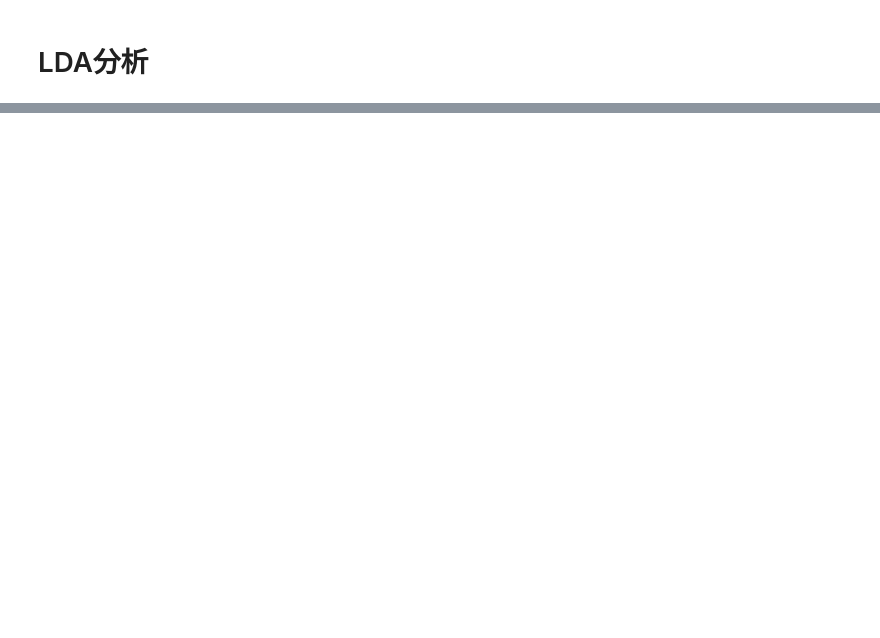
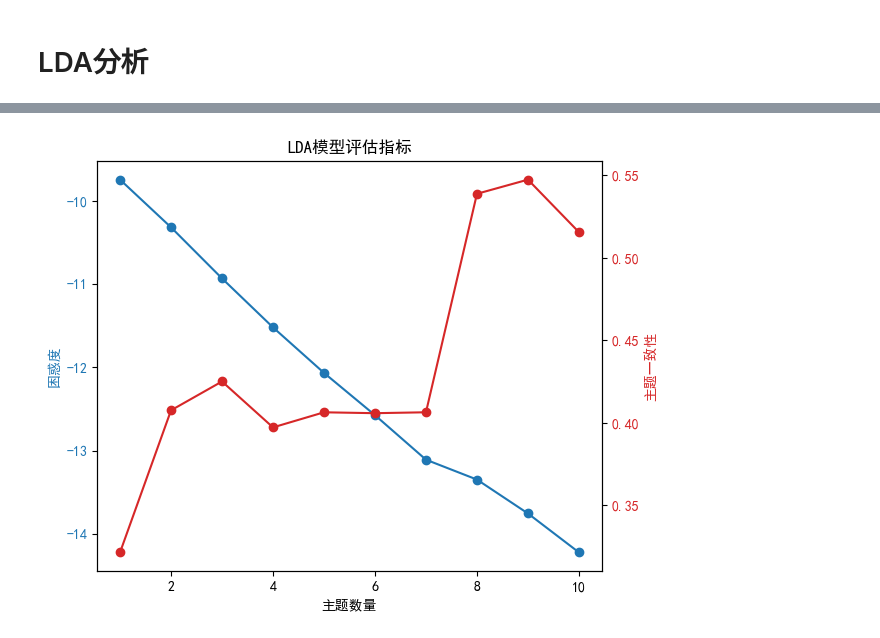
Before and after one commit to zhiliang-lin/public_opinion_data_analysis, a Jupyter notebook: 02 Python数据科学常用包+文本分析初阶/02-5 the_queen_of_news_reviews.ipynb, the cells around one changed output, grey strips where cells are left out. Saved outputs shown, nothing was run; the diff lists cells and outputs as text; code cells hidden in the pictures; blank space fills up the shorter version.

```diff
--- a/02 Python数据科学常用包+文本分析初阶/02-5 the_queen_of_news_reviews.ipynb
+++ b/02 Python数据科学常用包+文本分析初阶/02-5 the_queen_of_news_reviews.ipynb
@@ -253,0 +254,16 @@ train_lda_model_and_evaluate(corpus, dictionary, df['content_segmented_list'], n
+# %%
+import pandas as pd
+from gensim import corpora
+from gensim.models import LdaModel
+import pyLDAvis.gensim_models as gensimvis
+import pyLDAvis
+
+# 指定LDA模型的主题数量
+num_topics = 3
+
+# 训练LDA模型
+lda_model = LdaModel(corpus, num_topics=num_topics, id2word=dictionary, passes=15)
+
+# 使用pyLDAvis进行可视化
+lda_display = gensimvis.prepare(lda_model, corpus, dictionary, sort_topics=False)
+pyLDAvis.display(lda_display)
@@ -253,0 +274,68 @@ train_lda_model_and_evaluate(corpus, dictionary, df['content_segmented_list'], n
+# %%
+# 导入所需的库
+import pandas as pd
+from gensim import corpora
+from gensim.models import LdaModel
+from gensim.parsing.preprocessing import preprocess_string
+from nltk.corpus import stopwords
+import gensim
+import matplotlib.pyplot as plt
+from gensim.models import CoherenceModel
+import pyLDAvis.gensim_models as gensimvis
+import pyLDAvis
+
+# 预处理文本数据
+# 步骤1：从外部文件读取停用词
+with open("stopwords.txt", "r", encoding="utf-8") as file:
+    stop_words = file.read().splitlines()
+
+# 步骤2：将每一行的空格分隔单词转换为单词列表
+df['content_segmented_list'] = df['content_segmented'].apply(lambda x: x.split())
+
+# 步骤3：过滤停用词
+df['content_segmented_list'] = df['content_segmented_list'].apply(lambda x: [word for word in x if word not in stop_words])
+
+# 创建字典和语料库
+dictionary = corpora.Dictionary(df['content_segmented_list'])
+corpus = [dictionary.doc2bow(text) for text in df['content_segmented_list']]
+
+# 步骤4：使用TF-IDF模型
+tfidf = gensim.models.TfidfModel(corpus)
+corpus_tfidf = tfidf[corpus]
+
+# 定义计算困惑度的函数（使用TF-IDF模型）
+def compute_perplexity_tfidf(corpus_tfidf, model):
+    return model.log_perplexity(corpus_tfidf)
+
+# 定义一个函数，用于训练LDA模型并计算评估指标（使用TF-IDF模型）
+def train_lda_model_and_evaluate_tfidf(corpus_tfidf, dictionary, texts, num_topics_list):
+    perplexity_values = []
+    coherence_values = []
+
+    lda_model_tfidf_list = []  # 用于存储每个主题数量对应的LDA模型
+
+    for num_topics in num_topics_list:
+        # 训练LDA模型
+        lda_model_tfidf = LdaModel(corpus_tfidf, num_topics=num_topics, id2word=dictionary, passes=15)
+        lda_model_tfidf_list.append(lda_model_tfidf)  # 将模型存储起来
+
+        # 计算困惑度
+        perplexity = compute_perplexity_tfidf(corpus_tfidf, lda_model_tfidf)
+        perplexity_values.append(perplexity)
+
+        # 计算主题一致性
+        coherence = compute_coherence(corpus_tfidf, lda_model_tfidf, dictionary, texts)
+        coherence_values.append(coherence)
+
+    # 绘制图表
+    plot_metrics(num_topics_list, perplexity_values, coherence_values)
+
+    return lda_model_tfidf_list
+
+# 选择要尝试的主题数量范围
+num_topics_list = list(range(1, 11))
+
+# 训练LDA模型并评估（使用TF-IDF模型）
+lda_model_tfidf_list = train_lda_model_and_evaluate_tfidf(corpus_tfidf, dictionary, df['content_segmented_list'], num_topics_list)
+# %% [output]
+[figure, added]
```
Also changed, not shown: parts of 12 cells of this notebook, 2 other files.
